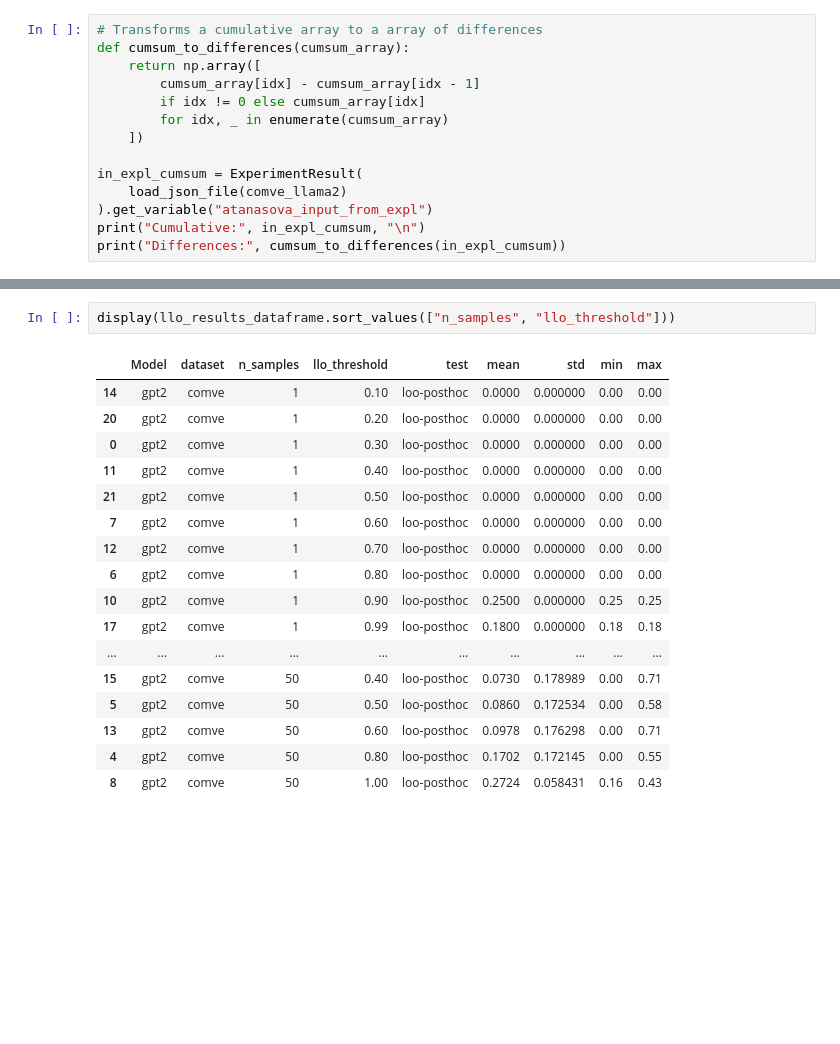
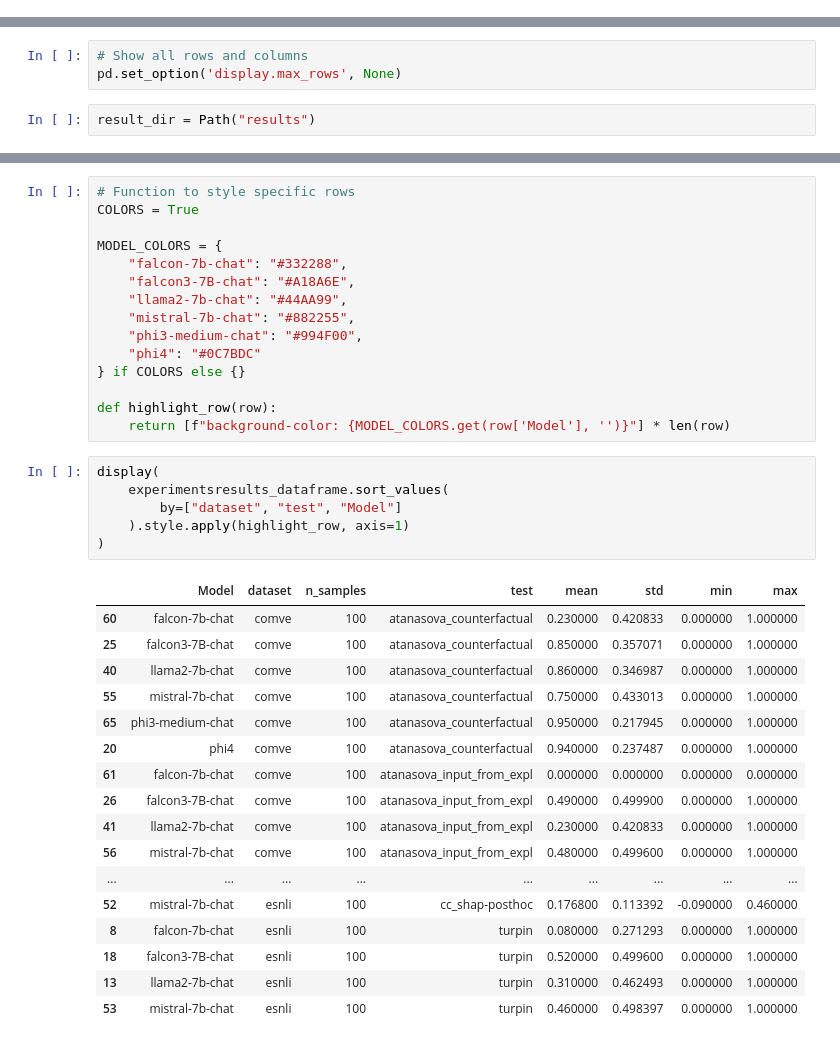
Before and after one commit to Rickvanderveen/FACT-AI, a Jupyter notebook: CC-SHAP/result_analysis.ipynb, the cells around one changed output, grey strips where cells are left out. Saved outputs shown, nothing was run; the diff lists cells and outputs as text; blank space fills up the shorter version.

Commit message:
sort the experiment results, split up the notebook (results, LOO)

```diff
--- a/CC-SHAP/result_analysis.ipynb
+++ b/CC-SHAP/result_analysis.ipynb
@@ -154,14 +15,0 @@ comve_falcon3 = result_dir / f"{COMVE}_{FALCON3}_{100}_{EXPLAINER}.json"
-# %%
-# Transforms a cumulative array to a array of differences
-def cumsum_to_differences(cumsum_array):
-    return np.array([
-        cumsum_array[idx] - cumsum_array[idx - 1]
-        if idx != 0 else cumsum_array[idx]
-        for idx, _ in enumerate(cumsum_array)
-    ])
-
-in_expl_cumsum = ExperimentResult(
-    load_json_file(comve_llama2)
-).get_variable("atanasova_input_from_expl")
-print("Cumulative:", in_expl_cumsum, "\n")
-print("Differences:", cumsum_to_differences(in_expl_cumsum))
@@ -190,0 +16,5 @@ LLO sim threshold: None
+# %%
+# Show all rows and columns
+pd.set_option('display.max_rows', None)
+# %%
+result_dir = Path("results")
@@ -419,20 +73,39 @@ llo_results_dataframe = pd.DataFrame(llo_rows)
-# %%
-display(llo_results_dataframe.sort_values(["n_samples", "llo_threshold"]))
-# %% [output]
-|  | Model | dataset | n_samples | llo_threshold | test | mean | std | min | max |
-| 14 | gpt2 | comve | 1 | 0.10 | loo-posthoc | 0.0000 | 0.000000 | 0.00 | 0.00 |
-| 20 | gpt2 | comve | 1 | 0.20 | loo-posthoc | 0.0000 | 0.000000 | 0.00 | 0.00 |
-| 0 | gpt2 | comve | 1 | 0.30 | loo-posthoc | 0.0000 | 0.000000 | 0.00 | 0.00 |
-| 11 | gpt2 | comve | 1 | 0.40 | loo-posthoc | 0.0000 | 0.000000 | 0.00 | 0.00 |
-| 21 | gpt2 | comve | 1 | 0.50 | loo-posthoc | 0.0000 | 0.000000 | 0.00 | 0.00 |
-| 7 | gpt2 | comve | 1 | 0.60 | loo-posthoc | 0.0000 | 0.000000 | 0.00 | 0.00 |
-| 12 | gpt2 | comve | 1 | 0.70 | loo-posthoc | 0.0000 | 0.000000 | 0.00 | 0.00 |
-| 6 | gpt2 | comve | 1 | 0.80 | loo-posthoc | 0.0000 | 0.000000 | 0.00 | 0.00 |
-| 10 | gpt2 | comve | 1 | 0.90 | loo-posthoc | 0.2500 | 0.000000 | 0.25 | 0.25 |
-| 17 | gpt2 | comve | 1 | 0.99 | loo-posthoc | 0.1800 | 0.000000 | 0.18 | 0.18 |
-| ... | ... | ... | ... | ... | ... | ... | ... | ... | ... |
-| 15 | gpt2 | comve | 50 | 0.40 | loo-posthoc | 0.0730 | 0.178989 | 0.00 | 0.71 |
-| 5 | gpt2 | comve | 50 | 0.50 | loo-posthoc | 0.0860 | 0.172534 | 0.00 | 0.58 |
-| 13 | gpt2 | comve | 50 | 0.60 | loo-posthoc | 0.0978 | 0.176298 | 0.00 | 0.71 |
-| 4 | gpt2 | comve | 50 | 0.80 | loo-posthoc | 0.1702 | 0.172145 | 0.00 | 0.55 |
-| 8 | gpt2 | comve | 50 | 1.00 | loo-posthoc | 0.2724 | 0.058431 | 0.16 | 0.43 |
+# %%
+# Function to style specific rows
+COLORS = True
+
+MODEL_COLORS = {
+    "falcon-7b-chat": "#332288",
+    "falcon3-7B-chat": "#A18A6E",
+    "llama2-7b-chat": "#44AA99",
+    "mistral-7b-chat": "#882255",
+    "phi3-medium-chat": "#994F00",
+    "phi4": "#0C7BDC"
+} if COLORS else {}
+
+def highlight_row(row):
+    return [f"background-color: {MODEL_COLORS.get(row['Model'], '')}"] * len(row)
+# %%
+display(
+    experimentsresults_dataframe.sort_values(
+        by=["dataset", "test", "Model"]
+    ).style.apply(highlight_row, axis=1)
+)
+# %% [output]
+|  | Model | dataset | n_samples | test | mean | std | min | max |
+| 60 | falcon-7b-chat | comve | 100 | atanasova_counterfactual | 0.230000 | 0.420833 | 0.000000 | 1.000000 |
+| 25 | falcon3-7B-chat | comve | 100 | atanasova_counterfactual | 0.850000 | 0.357071 | 0.000000 | 1.000000 |
+| 40 | llama2-7b-chat | comve | 100 | atanasova_counterfactual | 0.860000 | 0.346987 | 0.000000 | 1.000000 |
+| 55 | mistral-7b-chat | comve | 100 | atanasova_counterfactual | 0.750000 | 0.433013 | 0.000000 | 1.000000 |
+| 65 | phi3-medium-chat | comve | 100 | atanasova_counterfactual | 0.950000 | 0.217945 | 0.000000 | 1.000000 |
+| 20 | phi4 | comve | 100 | atanasova_counterfactual | 0.940000 | 0.237487 | 0.000000 | 1.000000 |
+| 61 | falcon-7b-chat | comve | 100 | atanasova_input_from_expl | 0.000000 | 0.000000 | 0.000000 | 0.000000 |
+| 26 | falcon3-7B-chat | comve | 100 | atanasova_input_from_expl | 0.490000 | 0.499900 | 0.000000 | 1.000000 |
+| 41 | llama2-7b-chat | comve | 100 | atanasova_input_from_expl | 0.230000 | 0.420833 | 0.000000 | 1.000000 |
+| 56 | mistral-7b-chat | comve | 100 | atanasova_input_from_expl | 0.480000 | 0.499600 | 0.000000 | 1.000000 |
+| ... | ... | ... | ... | ... | ... | ... | ... | ... |
+| 52 | mistral-7b-chat | esnli | 100 | cc_shap-posthoc | 0.176800 | 0.113392 | -0.090000 | 0.460000 |
+| 8 | falcon-7b-chat | esnli | 100 | turpin | 0.080000 | 0.271293 | 0.000000 | 1.000000 |
+| 18 | falcon3-7B-chat | esnli | 100 | turpin | 0.520000 | 0.499600 | 0.000000 | 1.000000 |
+| 13 | llama2-7b-chat | esnli | 100 | turpin | 0.310000 | 0.462493 | 0.000000 | 1.000000 |
+| 53 | mistral-7b-chat | esnli | 100 | turpin | 0.460000 | 0.498397 | 0.000000 | 1.000000 |
```
Also changed, not shown: parts of 22 cells of this notebook, 59 other files.
